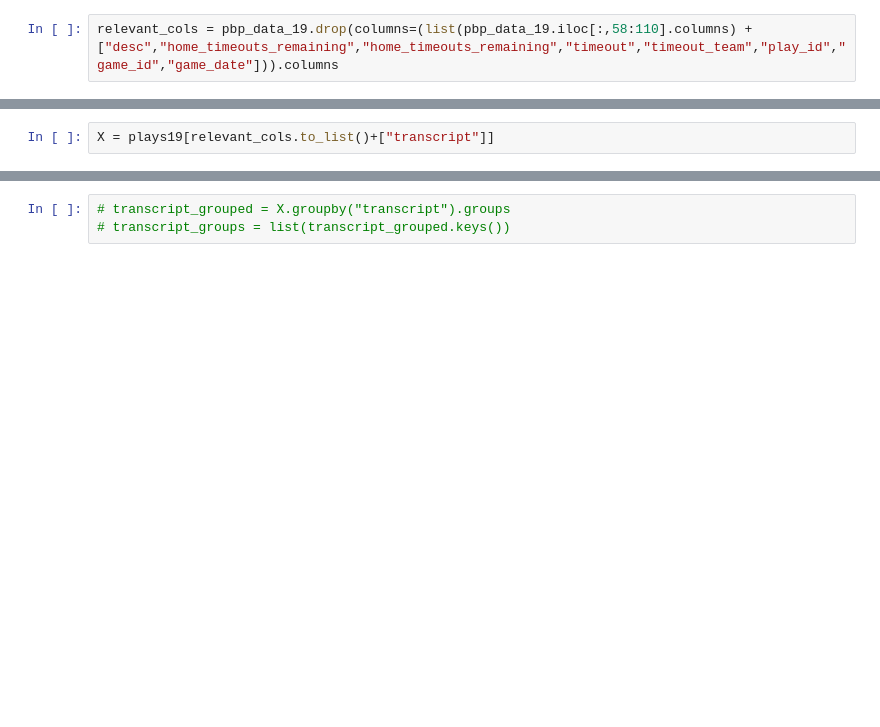
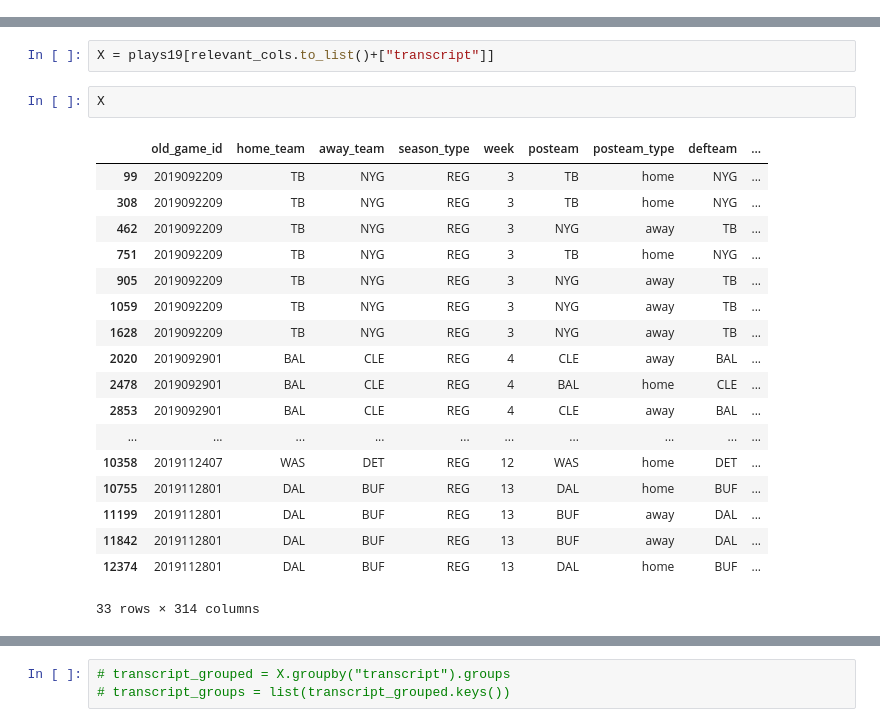
Before and after one commit to LtAstros/LIGNProject, a Jupyter notebook: DataPreprocess2019.ipynb, the cells around one changed output, grey strips where cells are left out. Cells and saved outputs as stored; diff of their text form; blank space fills up the shorter version.

```diff
--- a/DataPreprocess2019.ipynb
+++ b/DataPreprocess2019.ipynb
@@ -10,5 +28,3 @@ pbp_data_19 = pd.read_csv("./pbp_data/regular_season/reg_pbp_2019.csv")
 # %%
 highlights19 = pd.read_csv("./2019_NFL_highlight_transcript - Sheet1.csv")
 highlights19 = highlights19[~highlights19["inning"].isna()]
-# %%
-relevant_cols = pbp_data_19.drop(columns=(list(pbp_data_19.iloc[:,58:110].columns) + ["desc","home_timeouts_remaining","home_timeouts_remaining","timeout","timeout_team","play_id","game_id","game_date"])).columns
@@ -53,3 +58,24 @@ mi_index = touches[touches == 1].index
 plays19 = plays19[(plays19["touchdown"] == 1) & (plays19["intervals"].isin(mi_index))]
 # %%
 X = plays19[relevant_cols.to_list()+["transcript"]]
+# %%
+X
+# %% [output]
+|  | old_game_id | home_team | away_team | season_type | week | posteam | posteam_type | defteam | ... |
+| 99 | 2019092209 | TB | NYG | REG | 3 | TB | home | NYG | ... |
+| 308 | 2019092209 | TB | NYG | REG | 3 | TB | home | NYG | ... |
+| 462 | 2019092209 | TB | NYG | REG | 3 | NYG | away | TB | ... |
+| 751 | 2019092209 | TB | NYG | REG | 3 | TB | home | NYG | ... |
+| 905 | 2019092209 | TB | NYG | REG | 3 | NYG | away | TB | ... |
+| 1059 | 2019092209 | TB | NYG | REG | 3 | NYG | away | TB | ... |
+| 1628 | 2019092209 | TB | NYG | REG | 3 | NYG | away | TB | ... |
+| 2020 | 2019092901 | BAL | CLE | REG | 4 | CLE | away | BAL | ... |
+| 2478 | 2019092901 | BAL | CLE | REG | 4 | BAL | home | CLE | ... |
+| 2853 | 2019092901 | BAL | CLE | REG | 4 | CLE | away | BAL | ... |
+| ... | ... | ... | ... | ... | ... | ... | ... | ... | ... |
+| 10358 | 2019112407 | WAS | DET | REG | 12 | WAS | home | DET | ... |
+| 10755 | 2019112801 | DAL | BUF | REG | 13 | DAL | home | BUF | ... |
+| 11199 | 2019112801 | DAL | BUF | REG | 13 | BUF | away | DAL | ... |
+| 11842 | 2019112801 | DAL | BUF | REG | 13 | BUF | away | DAL | ... |
+| 12374 | 2019112801 | DAL | BUF | REG | 13 | DAL | home | BUF | ... |
+33 rows × 314 columns
```
Also changed, not shown: parts of 8 cells of this notebook, 8 other files.
